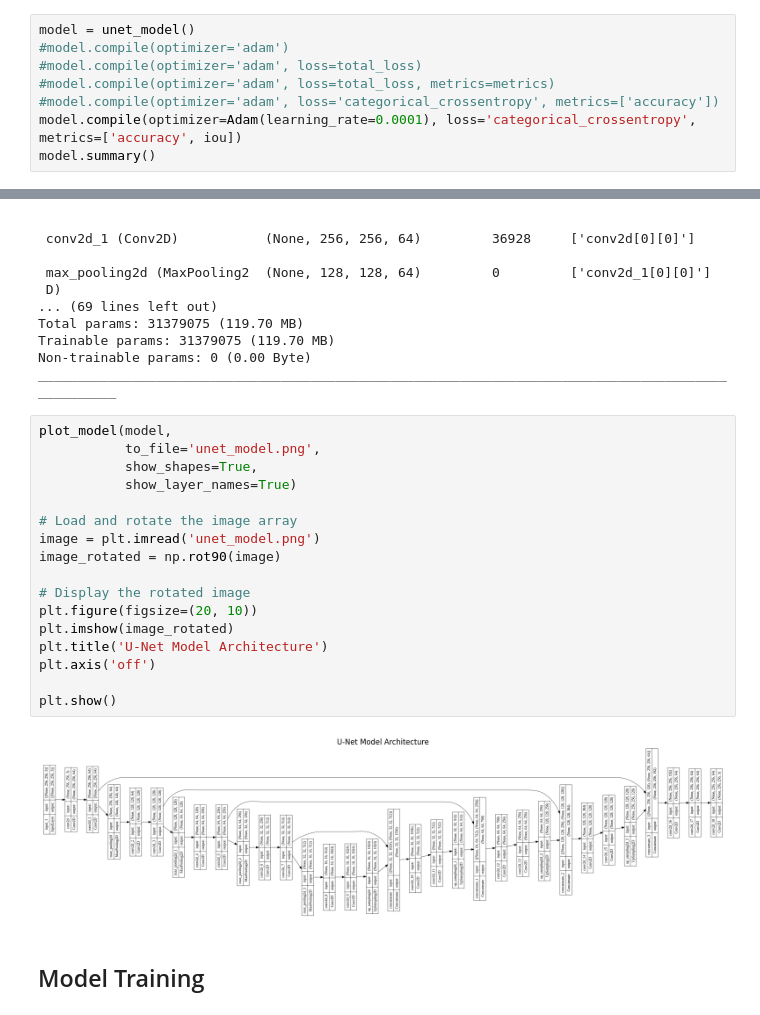
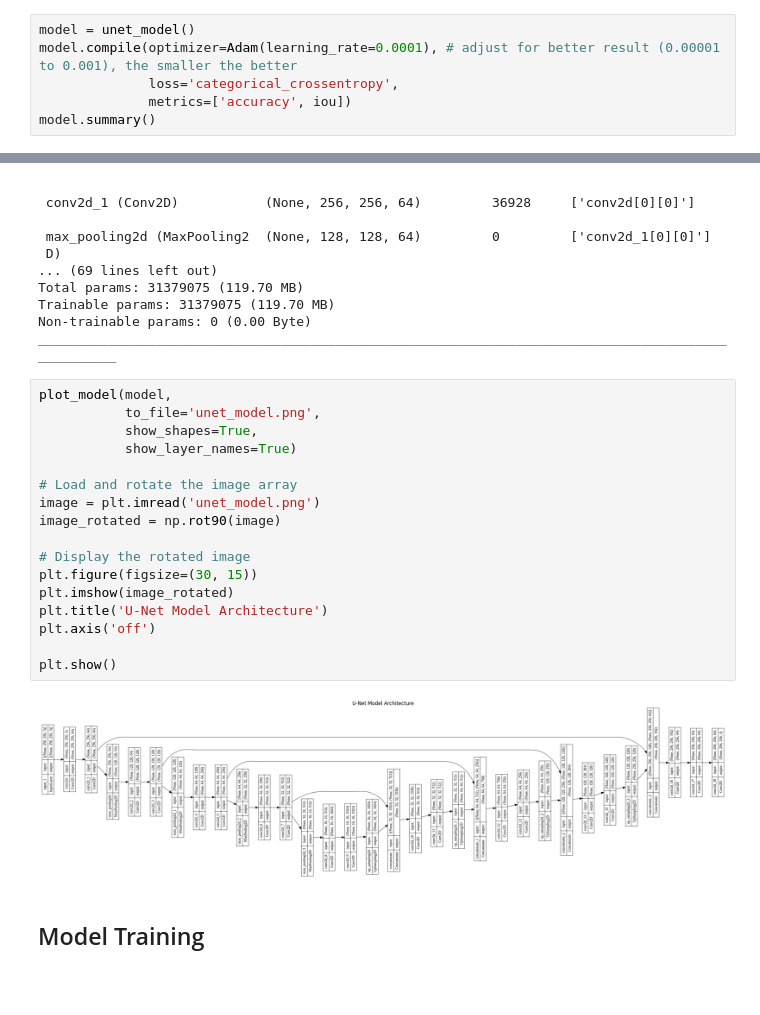
Before and after one commit to fajrunwm/geog0105, a Jupyter notebook: U_Net.ipynb, the cells around one changed output, grey strips where cells are left out. Drawn from its saved outputs; the diff is of its cells as text; blank space fills up the shorter version.

```diff
--- a/U_Net.ipynb
+++ b/U_Net.ipynb
@@ -209,11 +212,9 @@ def iou(y_true, y_pred, smooth=1):
 ## Plot the Model Architecture
 # %%
 model = unet_model()
-#model.compile(optimizer='adam')
-#model.compile(optimizer='adam', loss=total_loss)
-#model.compile(optimizer='adam', loss=total_loss, metrics=metrics)
-#model.compile(optimizer='adam', loss='categorical_crossentropy', metrics=['accuracy'])
-model.compile(optimizer=Adam(learning_rate=0.0001), loss='categorical_crossentropy', metrics=['accuracy', iou])
+model.compile(optimizer=Adam(learning_rate=0.0001), # adjust for better result (0.00001 to 0.001), the smaller the better
+              loss='categorical_crossentropy',
+              metrics=['accuracy', iou])
 model.summary()
 # %% [output]
 Model: "model"
@@ -236,22 +237,22 @@ ________________________________________________________________________________
 # %%
 plot_model(model,
            to_file='unet_model.png',
            show_shapes=True,
            show_layer_names=True)
 
 # Load and rotate the image array
 image = plt.imread('unet_model.png')
 image_rotated = np.rot90(image)
 
 # Display the rotated image
-plt.figure(figsize=(20, 10))
+plt.figure(figsize=(30, 15))
 plt.imshow(image_rotated)
 plt.title('U-Net Model Architecture')
 plt.axis('off')
 
 plt.show()
 # %% [output]
-[figure, old version]
+[figure, new version]
 # %% [markdown]
 ## Model Training
 # %%
```
Also changed, not shown: parts of 4 cells of this notebook.
